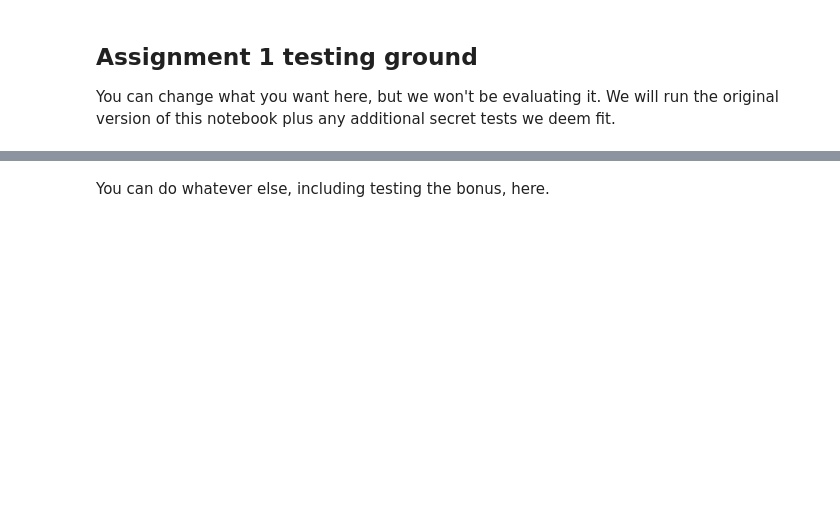
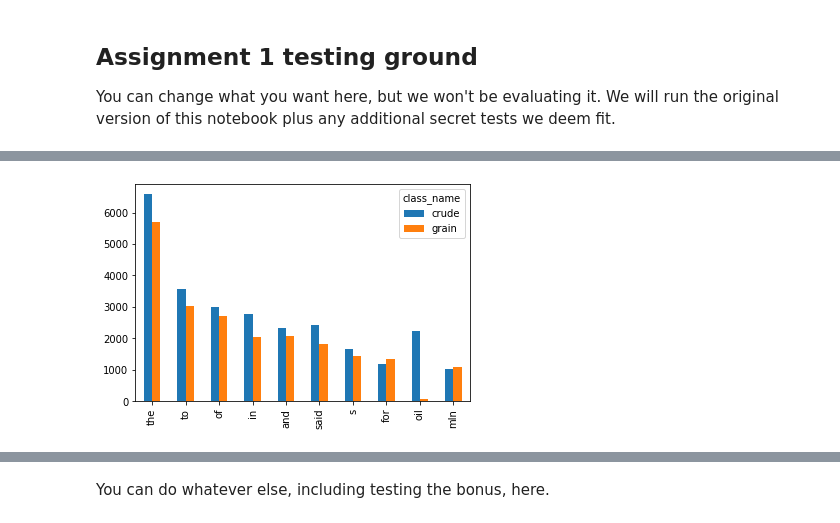
Before and after one commit to datatjej/lt2212-v20-a1, a Jupyter notebook: a1.ipynb, the cells around one changed output, grey strips where cells are left out. Cells and saved outputs as stored; diff of their text form; code cells hidden in the pictures; blank space fills up the shorter version.

```diff
--- a/a1.ipynb
+++ b/a1.ipynb
@@ -27,3 +28,5 @@ df
 1160 rows × 10262 columns
 # %%
-plot = a1.part2_vis(df, 5)
+plot = a1.part2_vis(df, 10)
+# %% [output]
+[figure, added]
```
Also changed, not shown: parts of 5 cells of this notebook, 2 other files.
